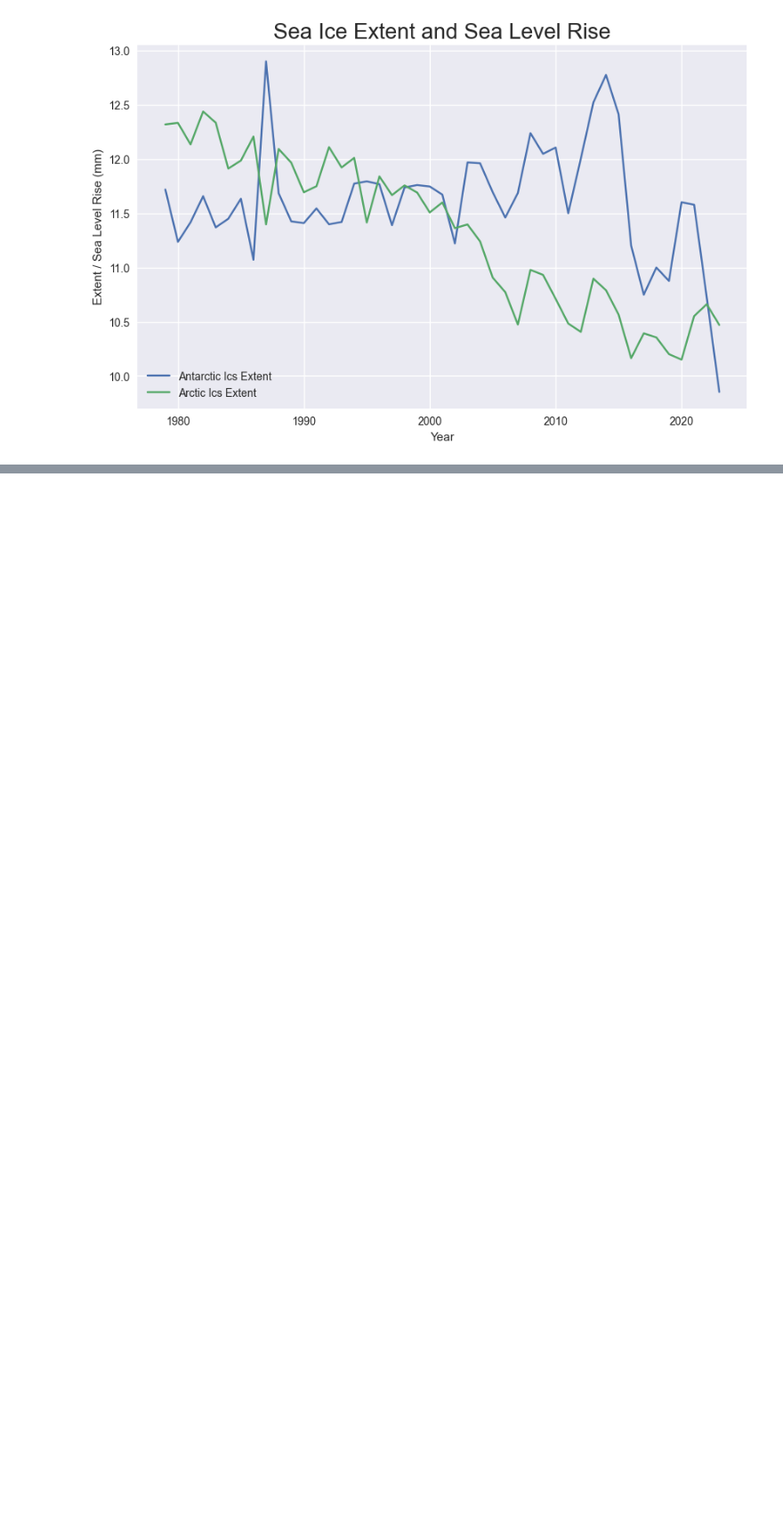
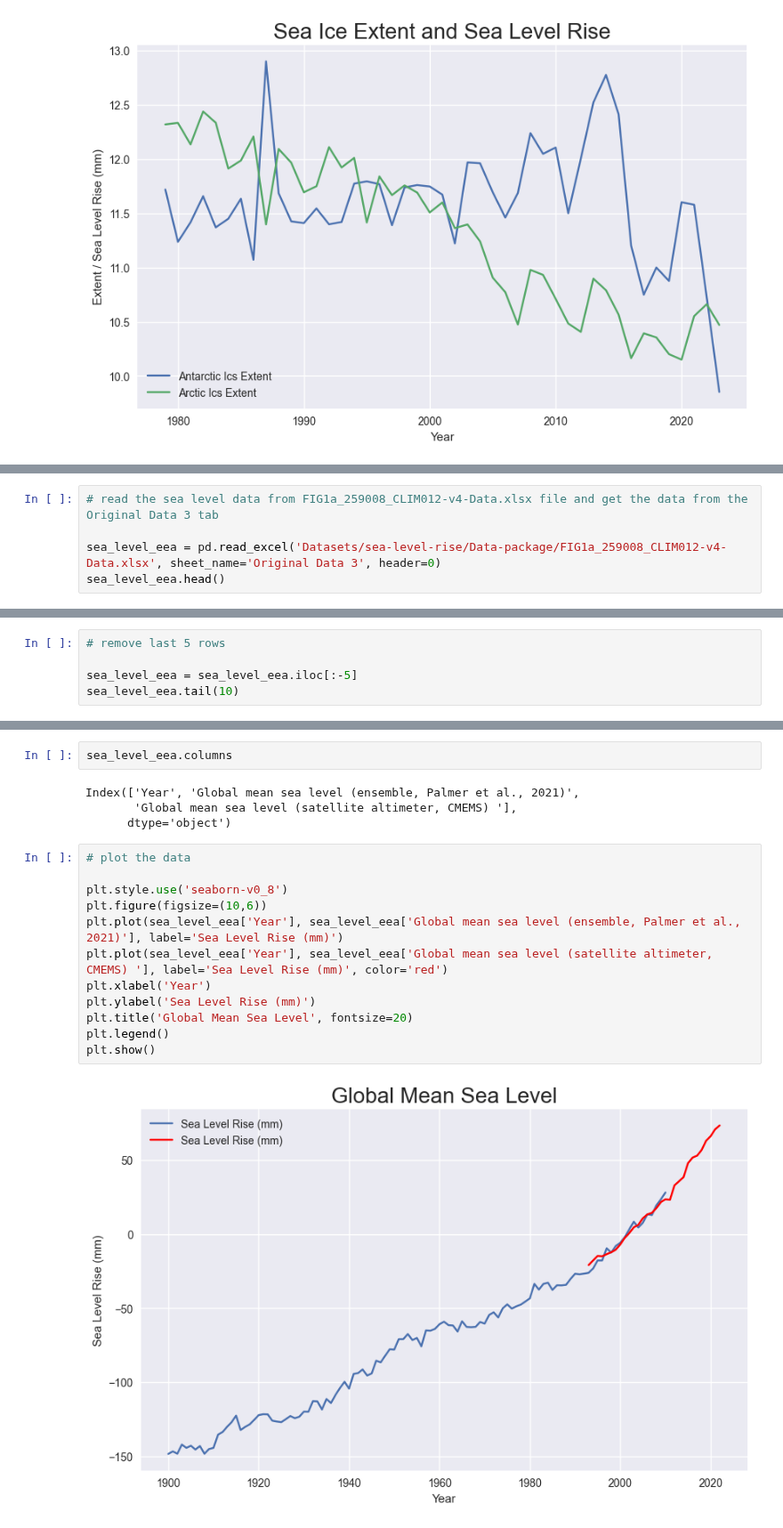
Before and after one commit to dilancroos/ice_extent, a Jupyter notebook: sea_ice.ipynb, the cells around one changed output, grey strips where cells are left out. Shown at 89% size. Cells and saved outputs as stored; diff of their text form; blank space fills up the shorter version.

Commit message:
Add: Added EU sea level rise

```diff
--- a/sea_ice.ipynb
+++ b/sea_ice.ipynb
@@ -601,0 +621,5 @@ plt.show()
+# %%
+# read the sea level data from FIG1a_259008_CLIM012-v4-Data.xlsx file and get the data from the Original Data 3 tab
+
+sea_level_eea = pd.read_excel('Datasets/sea-level-rise/Data-package/FIG1a_259008_CLIM012-v4-Data.xlsx', sheet_name='Original Data 3', header=0)
+sea_level_eea.head()
@@ -601,0 +647,5 @@ plt.show()
+# %%
+# remove last 5 rows
+
+sea_level_eea = sea_level_eea.iloc[:-5]
+sea_level_eea.tail(10)
@@ -601,0 +664,20 @@ plt.show()
+# %%
+sea_level_eea.columns
+# %% [output]
+Index(['Year', 'Global mean sea level (ensemble, Palmer et al., 2021)',
+       'Global mean sea level (satellite altimeter, CMEMS) '],
+      dtype='object')
+# %%
+# plot the data
+
+plt.style.use('seaborn-v0_8')
+plt.figure(figsize=(10,6))
+plt.plot(sea_level_eea['Year'], sea_level_eea['Global mean sea level (ensemble, Palmer et al., 2021)'], label='Sea Level Rise (mm)')
+plt.plot(sea_level_eea['Year'], sea_level_eea['Global mean sea level (satellite altimeter, CMEMS) '], label='Sea Level Rise (mm)', color='red')
+plt.xlabel('Year')
+plt.ylabel('Sea Level Rise (mm)')
+plt.title('Global Mean Sea Level', fontsize=20)
+plt.legend()
+plt.show()
+# %% [output]
+[figure, added]
```
Also changed, not shown: parts of 6 cells of this notebook.
